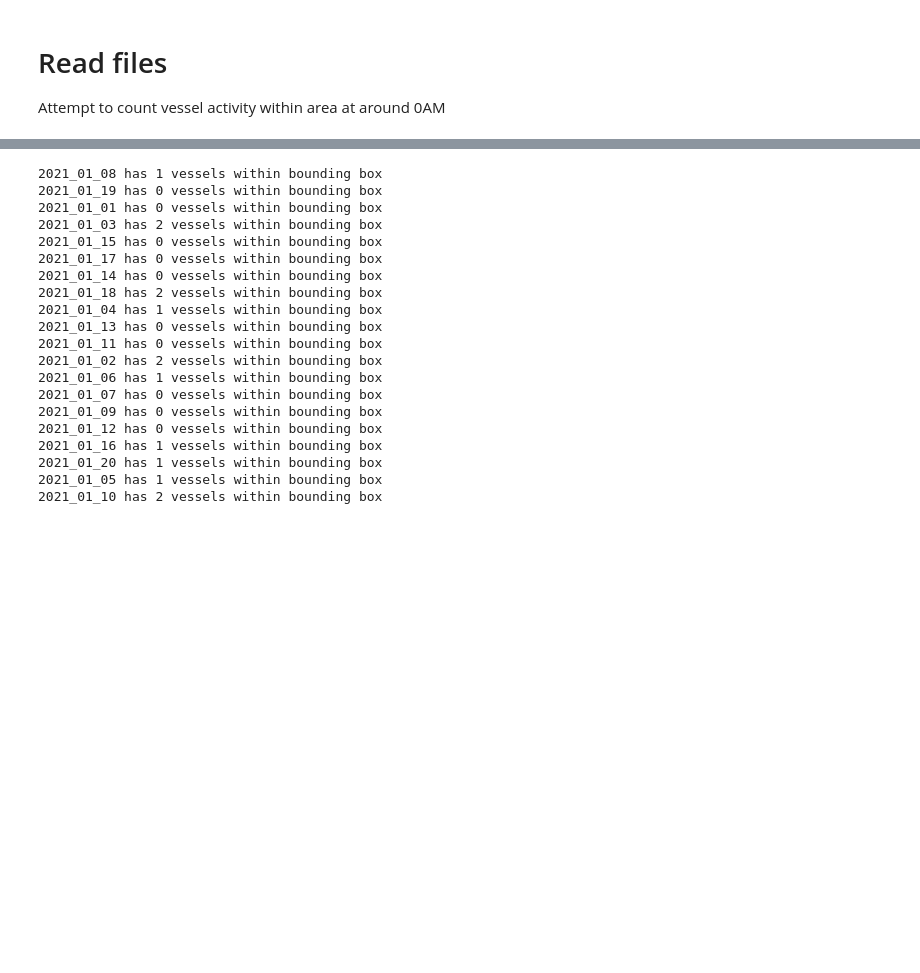
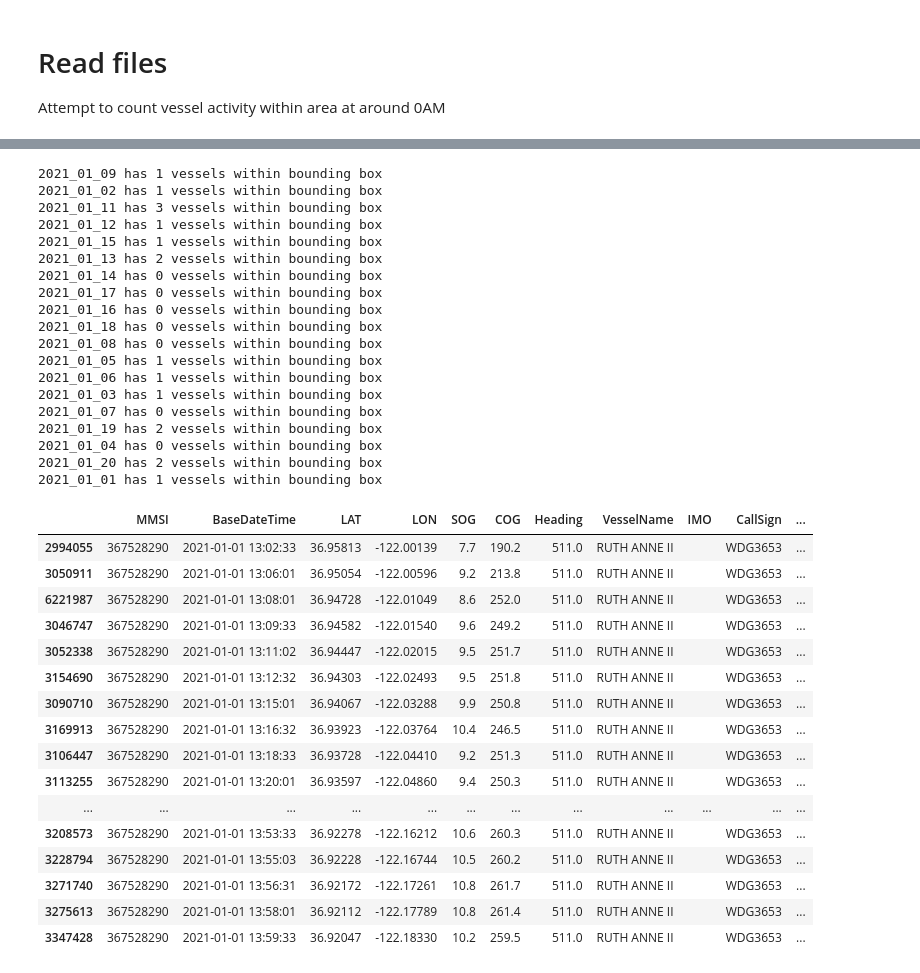
Before and after one commit to oceanhackweek/ohw23-proj-pamproject, a Jupyter notebook: Vessels.ipynb, the cells around one changed output, grey strips where cells are left out. Cells and saved outputs as stored; diff of their text form; code cells hidden in the pictures; blank space fills up the shorter version.

```diff
--- a/Vessels.ipynb
+++ b/Vessels.ipynb
@@ -4,6 +12,7 @@ import subprocess
 # %%
+local_dir = '/Volumes/LuMas2324/OHW23_data/california-pam/'
 def download_file(url):
-    local_filename = os.path.join('data/california-pam/',url.split('/')[-1])
+    local_filename = os.path.join(local_dir,url.split('/')[-1])
     with requests.get(url, stream=True) as r:
         with open(local_filename, 'wb') as f:
             shutil.copyfileobj(r.raw, f)
@@ -91,3 +87,0 @@ ais_0101.head()
-# %%
-# our audio data is around 12AM
-query_time = "BaseDateTime > '2021-01-01T00:00:00' & BaseDateTime < '2021-01-01T01:00:00'"
@@ -130,14 +95,14 @@ def get_vessel_activity(data_path):
     date = os.path.basename(data_path)[4:-4]
 
     df = pd.read_csv(data_path, engine='pyarrow')
-    query_time = df[df['BaseDateTime'].dt.hour == 0]
+    query_time = df[df['BaseDateTime'].dt.hour == 13]
     query_boundingbox = f"LAT > {lat-0.25} & LAT < {lat + 0.25} & LON > {lon-0.25} & LON < {lon+0.25}"
     res = query_time.query(query_boundingbox)
     print(f"{date} has {len(res)} within bounding box")
     return res
 # %%
 results = {}
-for f in glob.glob('data/vessel/AIS*.csv'):
+for f in glob.glob(local_dir + '/vessel/AIS*.csv'):
     res =get_vessel_activity(f)
     results[f] = res
 # %% [output]
@@ -167,23 +131,22 @@ for d, res in results.items():
     unique_vessels = len(res['MMSI'].unique())
     print(f"{date} has {unique_vessels} vessels within bounding box")
 # %% [output]
-2021_01_08 has 1 vessels within bounding box
-2021_01_19 has 0 vessels within bounding box
-2021_01_01 has 0 vessels within bounding box
-2021_01_03 has 2 vessels within bounding box
-2021_01_15 has 0 vessels within bounding box
+2021_01_09 has 1 vessels within bounding box
+2021_01_02 has 1 vessels within bounding box
+2021_01_11 has 3 vessels within bounding box
+2021_01_12 has 1 vessels within bounding box
+2021_01_15 has 1 vessels within bounding box
+2021_01_13 has 2 vessels within bounding box
+2021_01_14 has 0 vessels within bounding box
 2021_01_17 has 0 vessels within bounding box
-2021_01_14 has 0 vessels within bounding box
-2021_01_18 has 2 vessels within bounding box
-2021_01_04 has 1 vessels within bounding box
-2021_01_13 has 0 vessels within bounding box
-2021_01_11 has 0 vessels within bounding box
-2021_01_02 has 2 vessels within bounding box
+2021_01_16 has 0 vessels within bounding box
+2021_01_18 has 0 vessels within bounding box
+2021_01_08 has 0 vessels within bounding box
+2021_01_05 has 1 vessels within bounding box
 2021_01_06 has 1 vessels within bounding box
+2021_01_03 has 1 vessels within bounding box
 2021_01_07 has 0 vessels within bounding box
-2021_01_09 has 0 vessels within bounding box
-2021_01_12 has 0 vessels within bounding box
-2021_01_16 has 1 vessels within bounding box
-2021_01_20 has 1 vessels within bounding box
-2021_01_05 has 1 vessels within bounding box
-2021_01_10 has 2 vessels within bounding box
+2021_01_19 has 2 vessels within bounding box
+2021_01_04 has 0 vessels within bounding box
+2021_01_20 has 2 vessels within bounding box
+2021_01_01 has 1 vessels within bounding box
@@ -194,0 +153,20 @@ with open('data/vessel/vessels_count.pickle', 'wb') as f:
+# %%
+results[local_dir+'/vessel/AIS_2021_01_01.csv'].sort_values('BaseDateTime')
+# %% [output]
+|  | MMSI | BaseDateTime | LAT | LON | SOG | COG | Heading | VesselName | IMO | CallSign | ... |
+| 2994055 | 367528290 | 2021-01-01 13:02:33 | 36.95813 | -122.00139 | 7.7 | 190.2 | 511.0 | RUTH ANNE II |  | WDG3653 | ... |
+| 3050911 | 367528290 | 2021-01-01 13:06:01 | 36.95054 | -122.00596 | 9.2 | 213.8 | 511.0 | RUTH ANNE II |  | WDG3653 | ... |
+| 6221987 | 367528290 | 2021-01-01 13:08:01 | 36.94728 | -122.01049 | 8.6 | 252.0 | 511.0 | RUTH ANNE II |  | WDG3653 | ... |
+| 3046747 | 367528290 | 2021-01-01 13:09:33 | 36.94582 | -122.01540 | 9.6 | 249.2 | 511.0 | RUTH ANNE II |  | WDG3653 | ... |
+| 3052338 | 367528290 | 2021-01-01 13:11:02 | 36.94447 | -122.02015 | 9.5 | 251.7 | 511.0 | RUTH ANNE II |  | WDG3653 | ... |
+| 3154690 | 367528290 | 2021-01-01 13:12:32 | 36.94303 | -122.02493 | 9.5 | 251.8 | 511.0 | RUTH ANNE II |  | WDG3653 | ... |
+| 3090710 | 367528290 | 2021-01-01 13:15:01 | 36.94067 | -122.03288 | 9.9 | 250.8 | 511.0 | RUTH ANNE II |  | WDG3653 | ... |
+| 3169913 | 367528290 | 2021-01-01 13:16:32 | 36.93923 | -122.03764 | 10.4 | 246.5 | 511.0 | RUTH ANNE II |  | WDG3653 | ... |
+| 3106447 | 367528290 | 2021-01-01 13:18:33 | 36.93728 | -122.04410 | 9.2 | 251.3 | 511.0 | RUTH ANNE II |  | WDG3653 | ... |
+| 3113255 | 367528290 | 2021-01-01 13:20:01 | 36.93597 | -122.04860 | 9.4 | 250.3 | 511.0 | RUTH ANNE II |  | WDG3653 | ... |
+| ... | ... | ... | ... | ... | ... | ... | ... | ... | ... | ... | ... |
+| 3208573 | 367528290 | 2021-01-01 13:53:33 | 36.92278 | -122.16212 | 10.6 | 260.3 | 511.0 | RUTH ANNE II |  | WDG3653 | ... |
+| 3228794 | 367528290 | 2021-01-01 13:55:03 | 36.92228 | -122.16744 | 10.5 | 260.2 | 511.0 | RUTH ANNE II |  | WDG3653 | ... |
+| 3271740 | 367528290 | 2021-01-01 13:56:31 | 36.92172 | -122.17261 | 10.8 | 261.7 | 511.0 | RUTH ANNE II |  | WDG3653 | ... |
+| 3275613 | 367528290 | 2021-01-01 13:58:01 | 36.92112 | -122.17789 | 10.8 | 261.4 | 511.0 | RUTH ANNE II |  | WDG3653 | ... |
+| 3347428 | 367528290 | 2021-01-01 13:59:33 | 36.92047 | -122.18330 | 10.2 | 259.5 | 511.0 | RUTH ANNE II |  | WDG3653 | ... |
```
Also changed, not shown: parts of 33 cells of this notebook, 6 other files.
